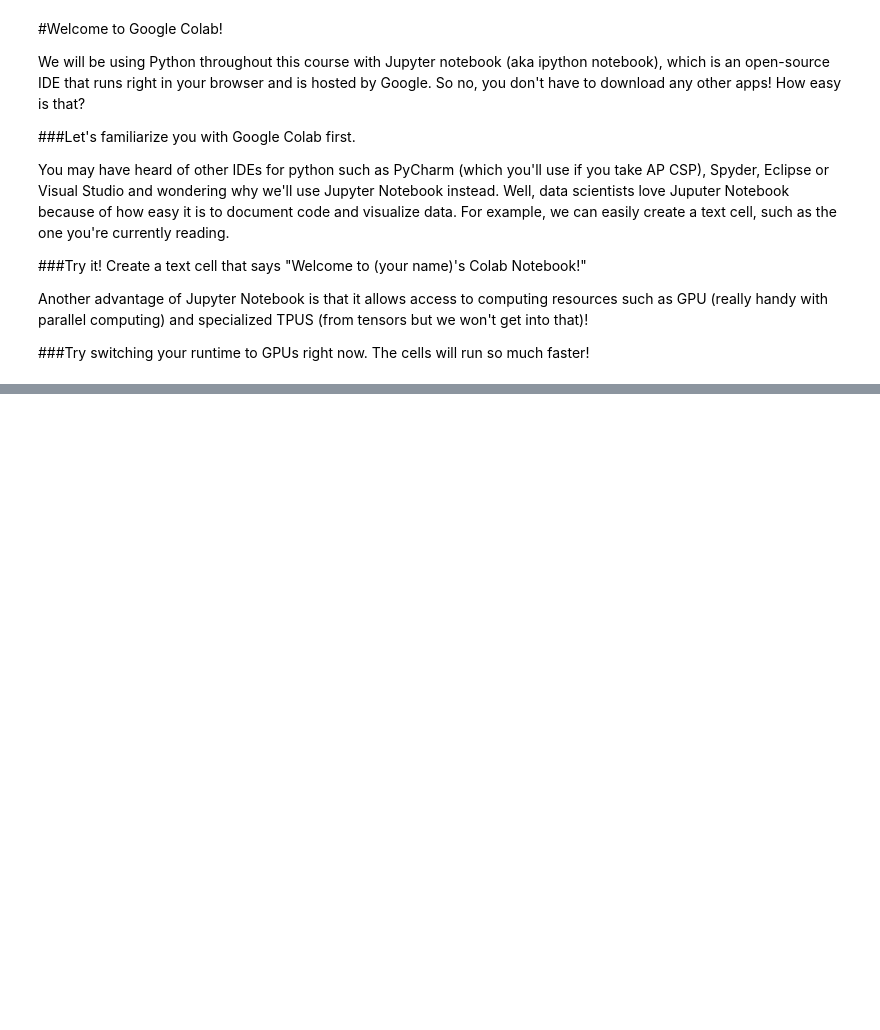
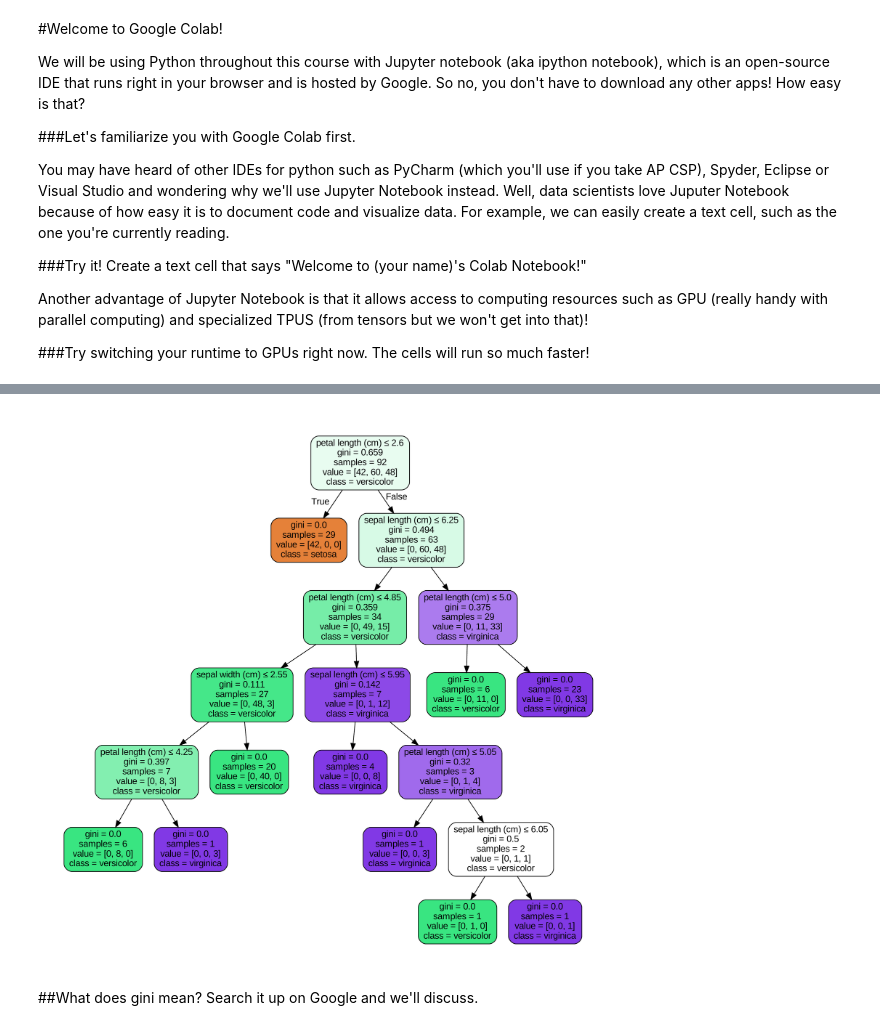
Before and after one commit to ezou6/Day_of_AI, a Jupyter notebook: Resource.ipynb, the cells around one changed output, grey strips where cells are left out. Cells and saved outputs as stored; diff of their text form; code cells hidden in the pictures; blank space fills up the shorter version.

Commit message:
Completed Random Forest Classifier Code

```diff
--- a/Resource.ipynb
+++ b/Resource.ipynb
@@ -89,0 +238,13 @@ y_min, y_max = X[:, 1].min() - 0.5, X[:, 1].max() + 0.5
+# %%
+from pdf2image import convert_from_path
+from IPython.display import display, Image
+
+images = convert_from_path("/content/iris_forest_tree1.pdf")
+for i, image in enumerate(images):
+    fname = "image" + str(i) + ".png"
+    image.save(fname, "PNG")
+Image(fname, width=800, height=500)
+# %% [output]
+[figure, added]
+# %% [markdown]
+##What does gini mean? Search it up on Google and we'll discuss.
```
Also changed, not shown: parts of 24 cells of this notebook.
